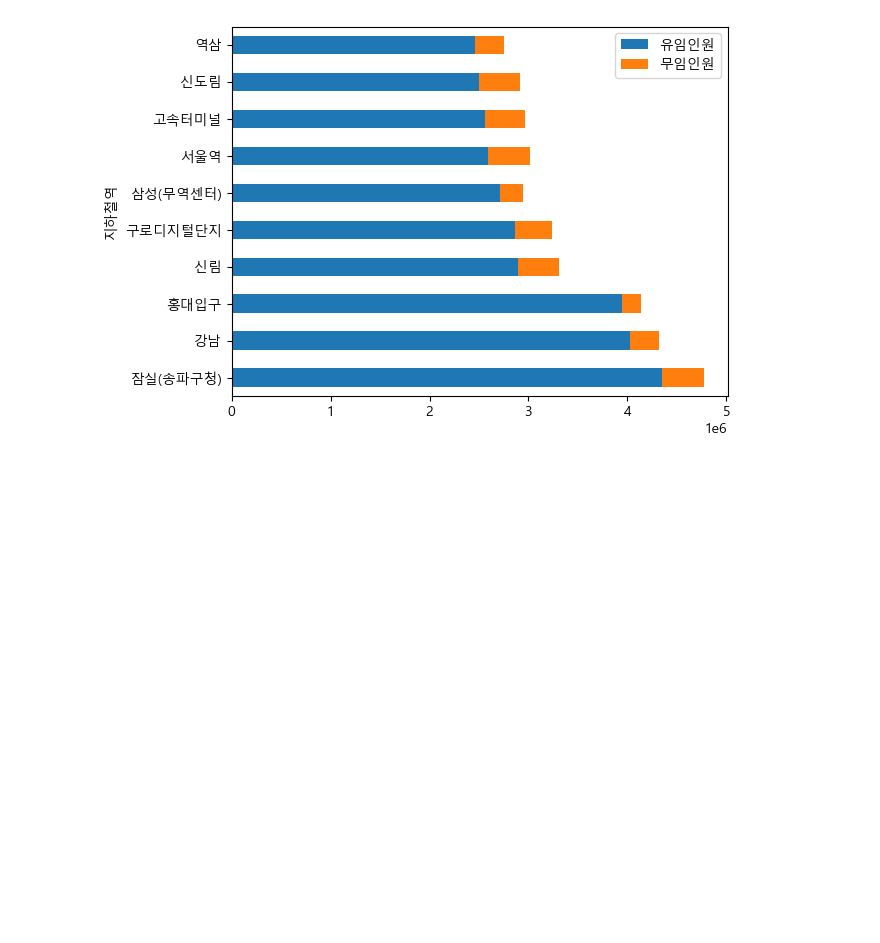
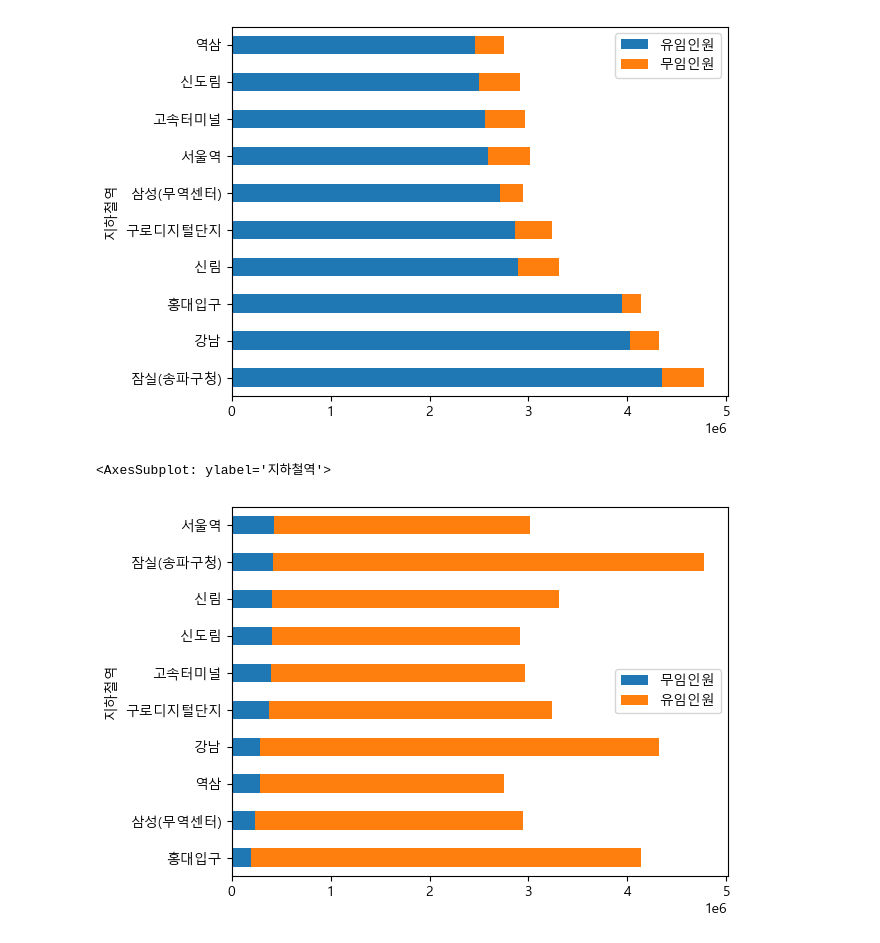
Before and after one commit to PGJeong/Study_Data_Analysis, a Jupyter notebook: Final Practice.ipynb, the cells around one changed output. Drawn from its saved outputs; the diff is of its cells as text; code cells hidden in the pictures; blank space fills up the shorter version.

```diff
--- a/Final Practice.ipynb
+++ b/Final Practice.ipynb
@@ -223,3 +223,10 @@ proportion.plot.barh(stacked = True)
 # %% [output]
 <AxesSubplot: ylabel='지하철역'>
 [figure]
+# %%
+# 변수 순서 바꾸기
+proportion = proportion.sort_values('무임인원')[['무임인원', '유임인원']]
+proportion.plot.barh(stacked = True)
+# %% [output]
+<AxesSubplot: ylabel='지하철역'>
+[figure, added]
```
